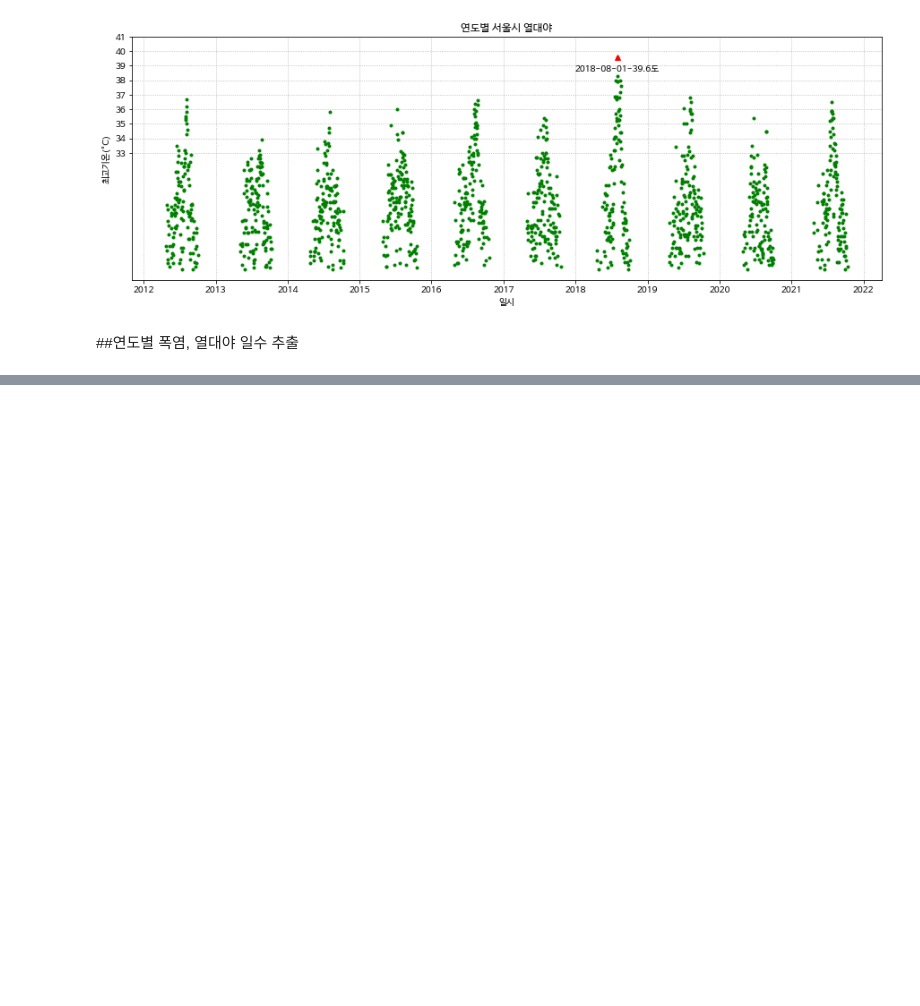
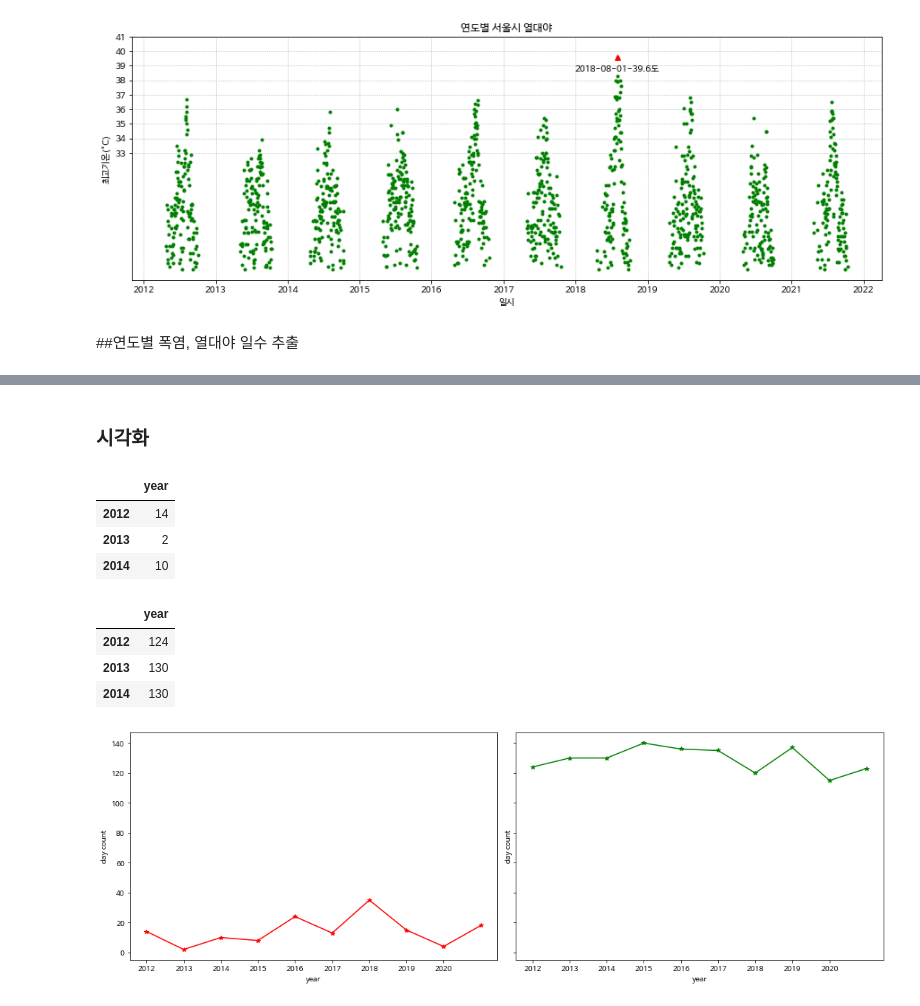
Before and after one commit to yojulab/learn_data_analytics, a Jupyter notebook: codes/서울_열대야_시각화.ipynb, the cells around one changed output, grey strips where cells are left out. Saved outputs shown, nothing was run; the diff lists cells and outputs as text; code cells hidden in the pictures; blank space fills up the shorter version.

```diff
--- a/codes/서울_열대야_시각화.ipynb
+++ b/codes/서울_열대야_시각화.ipynb
@@ -358,0 +363,5 @@ plt.show()
+# %%
+# 폭염 없는 년도 포함 하기
+years_df = pd.DataFrame(range(2012,2021))
+years_df.index = years_df[0]
+years_df
@@ -358,0 +380,5 @@ plt.show()
+# %%
+seoul_hotday_years_count = pd.concat([seoul_hotday_years, years_df], axis=1)
+seoul_hotday_years_count.drop(columns=[0], inplace=True)
+# %%
+seoul_hotday_years_count = seoul_hotday_years_count.astype('int64')
@@ -358,0 +399,36 @@ plt.show()
+# %%
+
+seoul_hotnight_years = seoul_hotnight.groupby(seoul_hotnight['year'])['year'].count().to_frame()
+seoul_hotnight_years_count = pd.concat([seoul_hotnight_years, years_df], axis=1)
+seoul_hotnight_years_count.drop(columns=[0], inplace=True)
+# %% [markdown]
+### 시각화
+# %%
+seoul_hotday_years_count.head(3)
+# %% [output]
+|  | year |
+| 2012 | 14 |
+| 2013 | 2 |
+| 2014 | 10 |
+# %%
+seoul_hotnight_years_count.head(3)
+# %% [output]
+|  | year |
+| 2012 | 124 |
+| 2013 | 130 |
+| 2014 | 130 |
+# %%
+fig, ax = plt.subplots(1,2, sharex=True, sharey=True)
+ax[0].plot(seoul_hotday_years_count.index, seoul_hotday_years_count['year'], 'r*-')
+ax[0].set_xlabel('year')
+ax[0].set_ylabel('day count')
+ax[0].set_xticks(range(2012, 2021))
+
+ax[1].plot(seoul_hotnight_years_count.index, seoul_hotnight_years_count['year'], 'g*-')
+ax[1].set_xlabel('year')
+ax[1].set_ylabel('day count')
+
+fig.tight_layout()
+plt.show()
+# %% [output]
+[figure, added]
```
Also changed, not shown: parts of 6 cells of this notebook.
